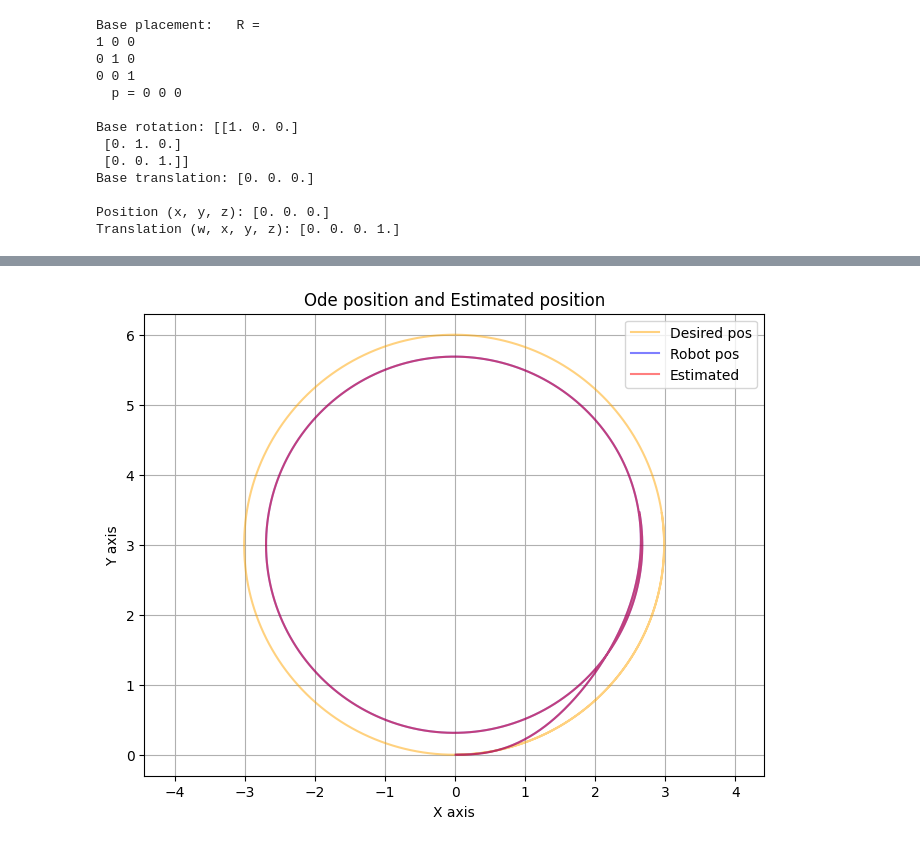
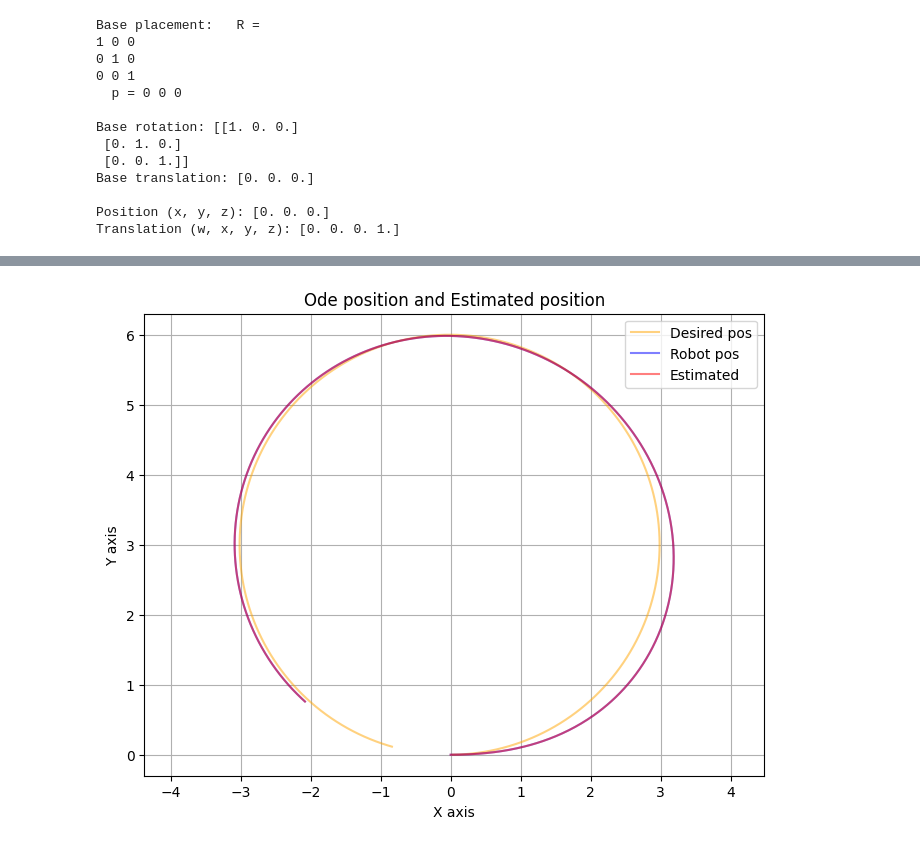
Before and after one commit to francomano/ukf_test, a Jupyter notebook: main.ipynb, the cells around one changed output, grey strips where cells are left out. Saved outputs shown, nothing was run; the diff lists cells and outputs as text; code cells hidden in the pictures.

```diff
--- a/main.ipynb
+++ b/main.ipynb
@@ -93,7 +93,7 @@ contr = controller.Controller()
 ukf_est = ukf.UKF()
 
 # Time step
-dt = 0.1  # Example time step
+dt = 0.02  # Example time step
 iL, iR = 0, 0
 
 slipp_params = []
@@ -106,8 +106,8 @@ estimated_pos = []
 torques = []
 
 # Loop for the simulation
-for i in tqdm(range(800),"process"):
-    if i >= 300:
+for i in tqdm(range(600),"process"):
+    if i >= 500:
         iL = 0
         iR = 0
 
@@ -115,6 +115,7 @@ for i in tqdm(range(800),"process"):
     pin.computeAllTerms(model, data, q, v)
     # Compute the torques
     tau = contr.command(ukf_est.x)
+    print(tau)
     # Compute robot state from ode4
     x_robot = ode4.ode4(model, data, x_robot, dt, tau, iL, iR)
 
@@ -130,8 +131,8 @@ for i in tqdm(range(800),"process"):
     estimated_pos.append(ukf_est.x)
     torques.append(tau)
 
-    #slipp_params.append([iL, iR])
-    #est_params.append([ukf_est.x[5], ukf_est.x[6]])
+    slipp_params.append([iL, iR])
+    est_params.append([ukf_est.x[5], ukf_est.x[6]])
 
 # Convert lists to numpy arrays
 robot_pos = np.array(robot_pos)
@@ -144,37 +163,31 @@ est_params = np.array(est_params)
 # %%
 # Extracting x and y coordinates
 x0, y0 = desired_pos[:, 0], desired_pos[:, 1]
 x1, y1 = robot_pos[:, 0], robot_pos[:, 1]
 x2, y2 = estimated_pos[:, 0], estimated_pos[:, 1]
 
-#slip_L, slip_R = np.array(slipp_params)[:, 0], np.array(slipp_params)[:, 1]
-#est_L, est_R = np.array(est_params)[:, 0], np.array(est_params)[:, 1]
-
 # Plotting
 plt.figure(figsize=(8, 6))  # Set the figure size for better visibility
 plt.plot(x0, y0, color='orange', label='Desired pos', alpha=0.5)  # Plot points from array1
 plt.plot(x1, y1, color='blue', label='Robot pos', alpha=0.5)  # Plot points from array1
 plt.plot(x2, y2, color='red', label='Estimated', alpha=0.5)  # Plot points from array2
-'''
-plt.plot(slip_L, color='green', label='Slippage Left', alpha=0.5)
-plt.plot(slip_R, color='blue', label='Slippage Right', alpha=0.5)
-plt.plot(est_L, color='orange', label='Estimated slippage Left', alpha=0.5)  # Plot points from array2
-plt.plot(est_R, color='red', label='Estimated slippage Right', alpha=0.5)  # Plot points from array2
-'''
+
+
+
 # Set labels and title
 plt.xlabel('X axis')
 plt.ylabel('Y axis')
 plt.title('Ode position and Estimated position')
 
 # Fix axis scale
 plt.axis('equal')  # To keep the aspect ratio consistent
 
 
 plt.legend()  # To add a legend to differentiate the arrays
 plt.grid(True)  # Optionally, add a grid for better readability
 plt.show()
 # %% [output]
-[figure, old version]
+[figure, new version]
 # %%
 # Extracting x and y coordinates
 wL, wR = robot_pos[:, 3], robot_pos[:, 4]
```
Also changed, not shown: parts of 6 cells of this notebook.
